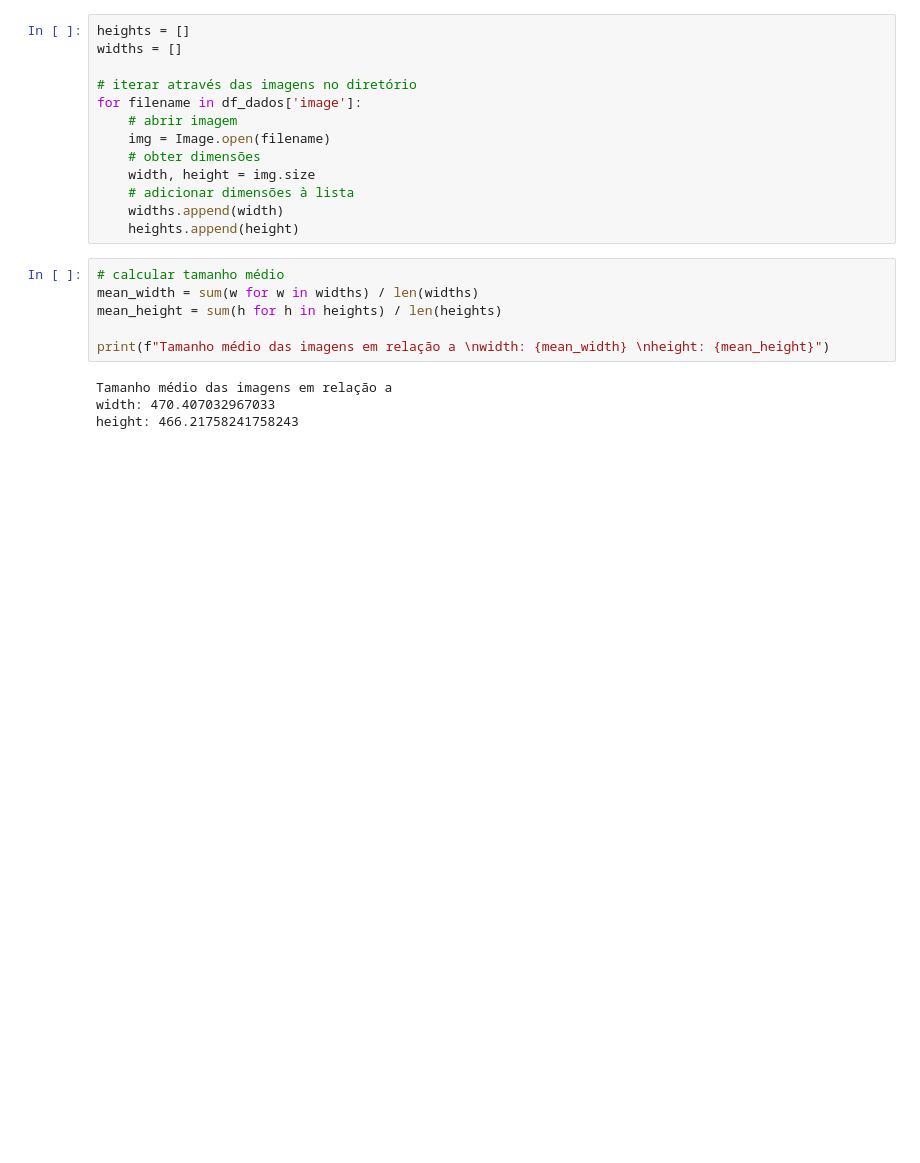
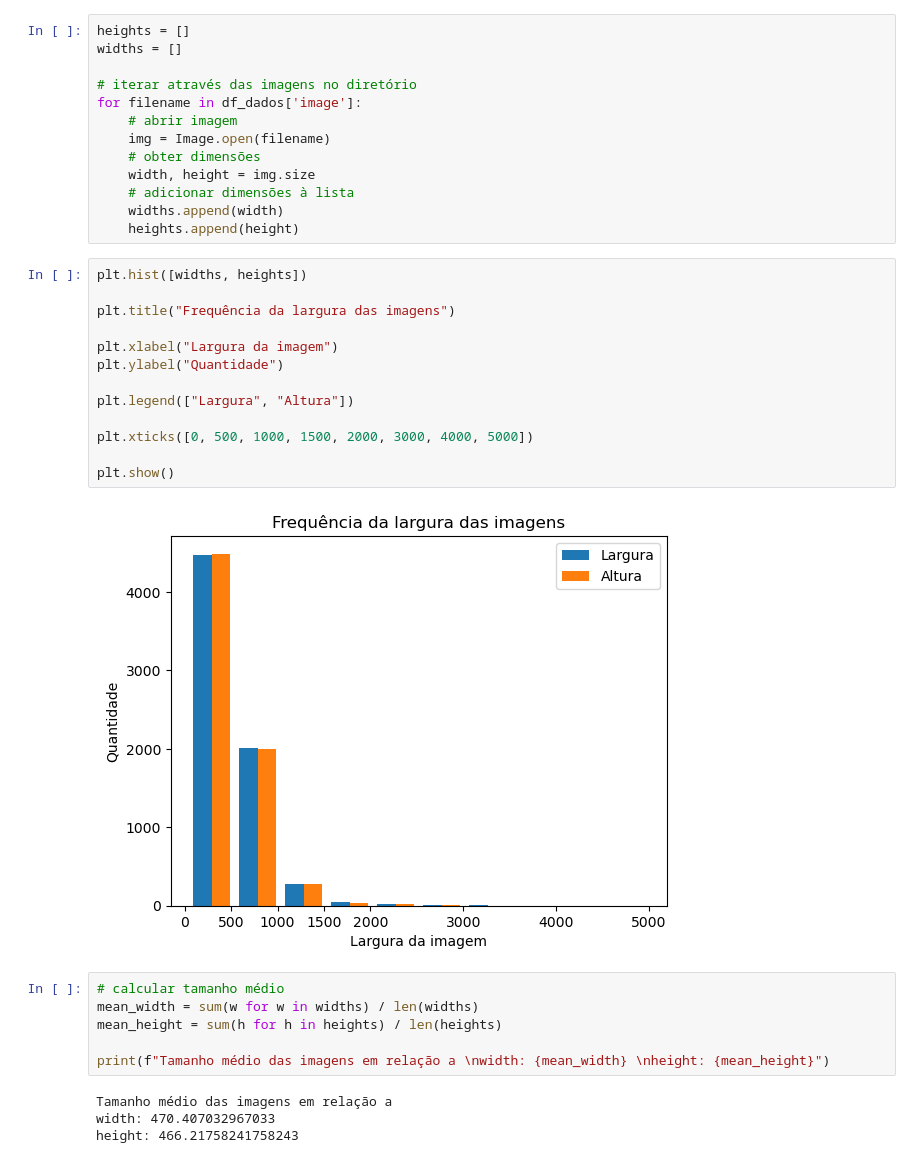
Before and after one commit to wendeljuliao/Pokemon-Classification, a Jupyter notebook: classification_pokemon.ipynb, the cells around one changed output. Saved outputs shown, nothing was run; the diff lists cells and outputs as text; blank space fills up the shorter version.

Commit message:
mais modelos adicionados e geracao de imagens

```diff
--- a/classification_pokemon.ipynb
+++ b/classification_pokemon.ipynb
@@ -115,6 +127,21 @@ for filename in df_dados['image']:
     # adicionar dimensões à lista
     widths.append(width)
     heights.append(height)
+# %%
+plt.hist([widths, heights])
+
+plt.title("Frequência da largura das imagens")
+
+plt.xlabel("Largura da imagem")
+plt.ylabel("Quantidade")
+
+plt.legend(["Largura", "Altura"])
+
+plt.xticks([0, 500, 1000, 1500, 2000, 3000, 4000, 5000])
+
+plt.show()
+# %% [output]
+[figure, added]
 # %%
 # calcular tamanho médio
 mean_width = sum(w for w in widths) / len(widths)
```
Also changed, not shown: parts of 24 cells of this notebook, 1 other file.
